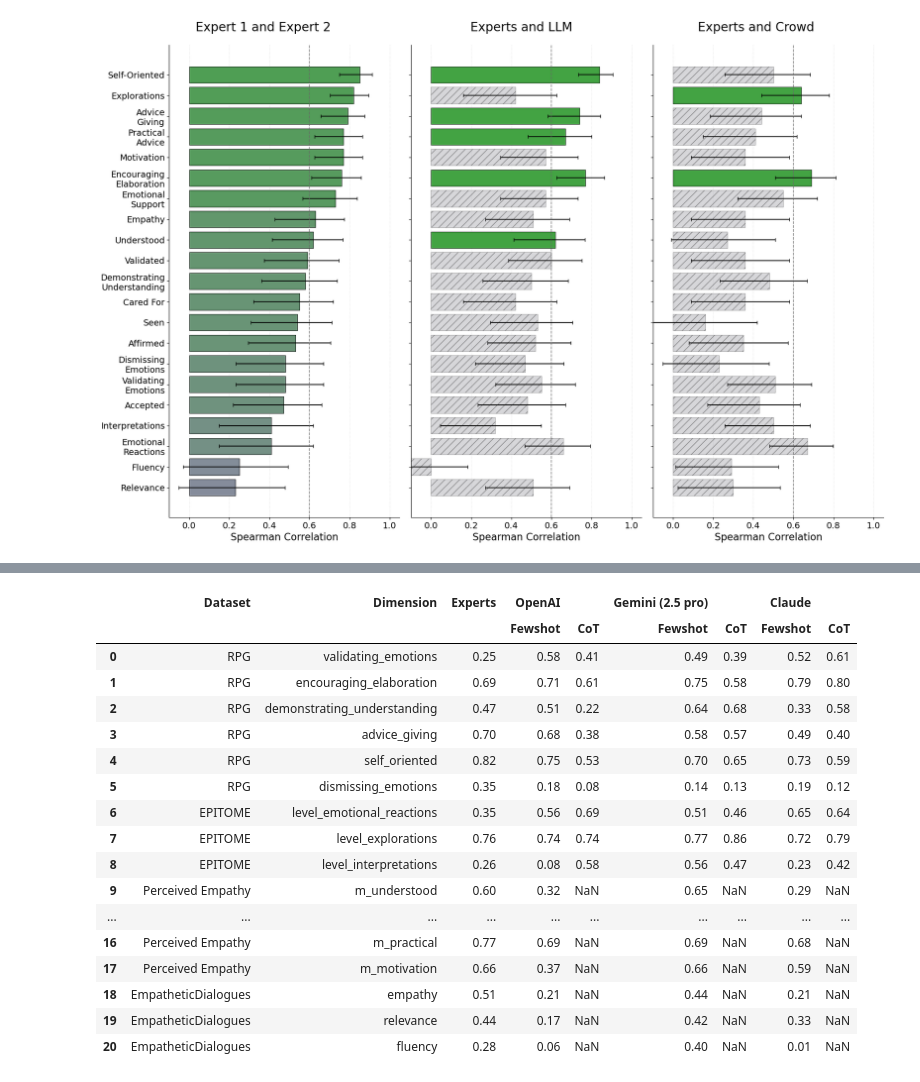
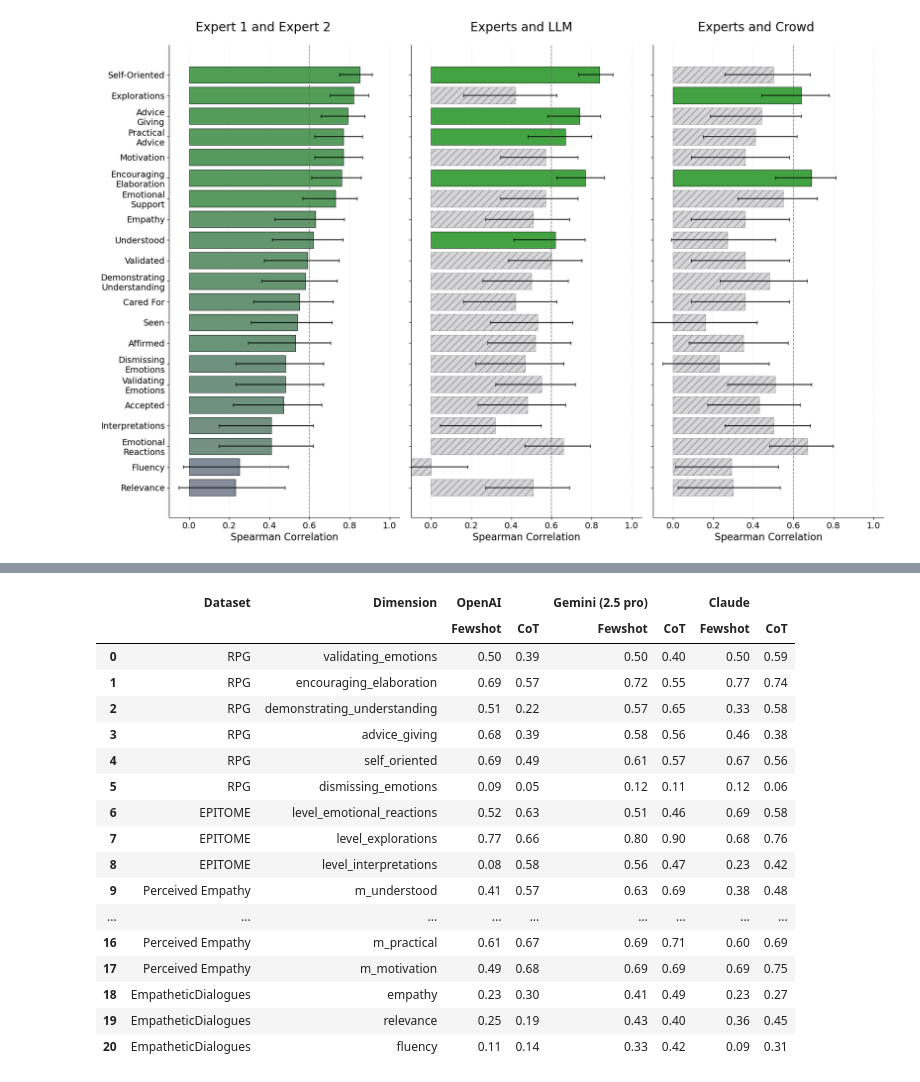
Before and after one commit to Fai-Poungpeth/evaluating-elements-of-empathic-communication, a Jupyter notebook: analysis.ipynb, the cells around one changed output, grey strips where cells are left out. Drawn from its saved outputs; the diff is of its cells as text; code cells hidden in the pictures.

Commit message:
set up code for Erina's annotations and updated with new Perceived Empathy and Empathetic Dialogues score

```diff
--- a/analysis.ipynb
+++ b/analysis.ipynb
@@ -86,6 +86,7 @@ rpg_mean.to_csv("data/rpg/sample_ratings_crowdsourced.csv", index=False)
 # List of base files containing ratings and annotations from different sources
 base_files = [
     "expert_ratings.csv",  # Ratings from the first expert
+    "expert2_ratings.csv",  # Ratings from the second expert
     "expert2_ratings.csv",  # Ratings from the second expert
     "llm_annotations/llm_bruce_wisdom_user_prompt.csv",  # Annotations from GPT4
     "llm_annotations/llm_bruce_wisdom_user_prompt_gemini.csv",  # Annotations from Gemini
@@ -1066,3 +1086,14 @@ Passing `palette` without assigning `hue` is deprecated and will be removed in v
 
   sns.barplot(ax=ax,
 [figure]
+# %%
+empathetic_dialogues_cot_claude = pd.read_csv('data/Robustness Check Data/llm_empatheticdialogues_cot_claude_0.csv')
+empathetic_dialogues_cot_claude = empathetic_dialogues_cot_claude.rename(columns={'conversation_id': 'conv_id'})
+#perceived_empathy_cot_claude = score_extraction(perceived_empathy_cot_claude, 'id', 'pe')
+
+# hit:12276_conv:24553
+
+pd.set_option("display.max_colwidth", None)
+empathetic_dialogues_cot_claude.loc[empathetic_dialogues_cot_claude['conv_id'] == 'hit:6759_conv:13519', 'relevance'] = 2
+empathetic_dialogues_cot_claude.loc[empathetic_dialogues_cot_claude['conv_id'] == 'hit:8311_conv:16622', 'relevance'] = 5
+empathetic_dialogues_cot_claude.loc[empathetic_dialogues_cot_claude['conv_id'] == 'hit:12276_conv:24553', 'relevance'] = 5
@@ -1383,7 +1520,7 @@ final_table
 columns = [
     ('Dataset', ''),
     ('Dimension', ''),
-    ('Experts', ''),
+    #('Experts', ''),
     ('OpenAI', 'Fewshot'),
     ('OpenAI', 'CoT'),
     ('Gemini (2.5 pro)', 'Fewshot'),
@@ -1400,7 +1537,7 @@ df = pd.DataFrame([
 
 df.columns = ['Dataset']
 df['Dimension'] = rpg_fewshot_corr['Dimension']
-df['Experts'] = rpg_fewshot_corr['Experts Weighted Cohen\'s Kappa']
+#df['Experts'] = rpg_fewshot_corr['Experts Weighted Cohen\'s Kappa']
 df[('OpenAI', 'Fewshot')] = rpg_fewshot_corr['GPT 4o Weighted Cohen\'s Kappa']
 df[('OpenAI', 'CoT')] = rpg_cot_corr['GPT 4o Weighted Cohen\'s Kappa']
 df[('Gemini (2.5 pro)', 'Fewshot')] = rpg_fewshot_corr['Gemini 2.5 Pro Weighted Cohen\'s Kappa']
@@ -1414,62 +1551,62 @@ df2 = pd.DataFrame([
 
 df2.columns = ['Dataset']
 df2['Dimension'] = epitome_corr['Dimension']
-df2['Experts'] = epitome_corr['Experts Weighted Cohen\'s Kappa']
+#df2['Experts'] = epitome_corr['Experts Weighted Cohen\'s Kappa']
 df2[('OpenAI', 'Fewshot')] = epitome_corr['GPT 4o Weighted Cohen\'s Kappa']
 df2[('OpenAI', 'CoT')] = epitome_cot_corr['GPT 4o Weighted Cohen\'s Kappa']
 df2[('Gemini (2.5 pro)', 'Fewshot')] = epitome_corr['Gemini 2.5 Pro Weighted Cohen\'s Kappa']
 df2[('Gemini (2.5 pro)', 'CoT')] = epitome_cot_corr['Gemini 2.5 Pro Weighted Cohen\'s Kappa']
 df2[('Claude', 'Fewshot')] = epitome_corr['Claude Weighted Cohen\'s Kappa']
 df2[('Claude', 'CoT')] = epitome_cot_corr['Claude Weighted Cohen\'s Kappa']
 
 df3 = pd.DataFrame([
     ['Perceived Empathy'] * len(perceived_empathy_corr)
 ], index=None).T
 
 df3.columns = ['Dataset']
 df3['Dimension'] = perceived_empathy_corr['Dimension']
-df3['Experts'] = perceived_empathy_corr['Experts Weighted Cohen\'s Kappa']
+#df3['Experts'] = perceived_empathy_corr['Experts Weighted Cohen\'s Kappa']
 df3[('OpenAI', 'Fewshot')] = perceived_empathy_corr['GPT 4o Weighted Cohen\'s Kappa']
-#df3[('OpenAI', 'CoT')] = epitome_cot_corr['GPT 4o Weighted Cohen\'s Kappa']
+df3[('OpenAI', 'CoT')] = perceived_empathy_cot_corr['GPT 4o Weighted Cohen\'s Kappa']
 df3[('Gemini (2.5 pro)', 'Fewshot')] = perceived_empathy_corr['Gemini 2.5 Pro Weighted Cohen\'s Kappa']
-#df3[('Gemini (2.5 pro)', 'CoT')] = epitome_cot_corr['Gemini 2.5 Pro Weighted Cohen\'s Kappa']
+df3[('Gemini (2.5 pro)', 'CoT')] = perceived_empathy_cot_corr['Gemini 2.5 Pro Weighted Cohen\'s Kappa']
 df3[('Claude', 'Fewshot')] = perceived_empathy_corr['Claude Weighted Cohen\'s Kappa']
-#df3[('Claude', 'CoT')] = epitome_cot_corr['Claude Weighted Cohen\'s Kappa']
+df3[('Claude', 'CoT')] = perceived_empathy_cot_corr['Claude Weighted Cohen\'s Kappa']
 
 df4 = pd.DataFrame([
     ['EmpatheticDialogues'] * len(empathetic_dialogues_corr)
 ], index=None).T
 
 df4.columns = ['Dataset']
 df4['Dimension'] = empathetic_dialogues_corr['Dimension']
-df4['Experts'] = empathetic_dialogues_corr['Experts Weighted Cohen\'s Kappa']
+#df4['Experts'] = empathetic_dialogues_corr['Experts Weighted Cohen\'s Kappa']
 df4[('OpenAI', 'Fewshot')] = empathetic_dialogues_corr['GPT 4o Weighted Cohen\'s Kappa']
-#df4[('OpenAI', 'CoT')] = epitome_cot_corr['GPT 4o Weighted Cohen\'s Kappa']
+df4[('OpenAI', 'CoT')] = empathetic_dialogues_cot_corr['GPT 4o Weighted Cohen\'s Kappa']
 df4[('Gemini (2.5 pro)', 'Fewshot')] = empathetic_dialogues_corr['Gemini 2.5 Pro Weighted Cohen\'s Kappa']
-#df4[('Gemini (2.5 pro)', 'CoT')] = epitome_cot_corr['Gemini 2.5 Pro Weighted Cohen\'s Kappa']
+df4[('Gemini (2.5 pro)', 'CoT')] = empathetic_dialogues_cot_corr['Gemini 2.5 Pro Weighted Cohen\'s Kappa']
 df4[('Claude', 'Fewshot')] = empathetic_dialogues_corr['Claude Weighted Cohen\'s Kappa']
-#df4[('Claude', 'CoT')] = epitome_cot_corr['Claude Weighted Cohen\'s Kappa']
+df4[('Claude', 'CoT')] = empathetic_dialogues_cot_corr['Claude Weighted Cohen\'s Kappa']
 
 combined = pd.concat([df, df2, df3, df4], ignore_index=True)
 combined.columns = multi_columns
 
 combined
 # %% [output]
-|  | Dataset | Dimension | Experts | OpenAI |  | Gemini (2.5 pro) |  | Claude |  |
-|  |  |  |  | Fewshot | CoT | Fewshot | CoT | Fewshot | CoT |
-| 0 | RPG | validating_emotions | 0.25 | 0.58 | 0.41 | 0.49 | 0.39 | 0.52 | 0.61 |
-| 1 | RPG | encouraging_elaboration | 0.69 | 0.71 | 0.61 | 0.75 | 0.58 | 0.79 | 0.80 |
-| 2 | RPG | demonstrating_understanding | 0.47 | 0.51 | 0.22 | 0.64 | 0.68 | 0.33 | 0.58 |
-| 3 | RPG | advice_giving | 0.70 | 0.68 | 0.38 | 0.58 | 0.57 | 0.49 | 0.40 |
-| 4 | RPG | self_oriented | 0.82 | 0.75 | 0.53 | 0.70 | 0.65 | 0.73 | 0.59 |
-| 5 | RPG | dismissing_emotions | 0.35 | 0.18 | 0.08 | 0.14 | 0.13 | 0.19 | 0.12 |
-| 6 | EPITOME | level_emotional_reactions | 0.35 | 0.56 | 0.69 | 0.51 | 0.46 | 0.65 | 0.64 |
-| 7 | EPITOME | level_explorations | 0.76 | 0.74 | 0.74 | 0.77 | 0.86 | 0.72 | 0.79 |
-| 8 | EPITOME | level_interpretations | 0.26 | 0.08 | 0.58 | 0.56 | 0.47 | 0.23 | 0.42 |
-| 9 | Perceived Empathy | m_understood | 0.60 | 0.32 | NaN | 0.65 | NaN | 0.29 | NaN |
-| ... | ... | ... | ... | ... | ... | ... | ... | ... | ... |
-| 16 | Perceived Empathy | m_practical | 0.77 | 0.69 | NaN | 0.69 | NaN | 0.68 | NaN |
-| 17 | Perceived Empathy | m_motivation | 0.66 | 0.37 | NaN | 0.66 | NaN | 0.59 | NaN |
-| 18 | EmpatheticDialogues | empathy | 0.51 | 0.21 | NaN | 0.44 | NaN | 0.21 | NaN |
-| 19 | EmpatheticDialogues | relevance | 0.44 | 0.17 | NaN | 0.42 | NaN | 0.33 | NaN |
-| 20 | EmpatheticDialogues | fluency | 0.28 | 0.06 | NaN | 0.40 | NaN | 0.01 | NaN |
+|  | Dataset | Dimension | OpenAI |  | Gemini (2.5 pro) |  | Claude |  |
+|  |  |  | Fewshot | CoT | Fewshot | CoT | Fewshot | CoT |
+| 0 | RPG | validating_emotions | 0.50 | 0.39 | 0.50 | 0.40 | 0.50 | 0.59 |
+| 1 | RPG | encouraging_elaboration | 0.69 | 0.57 | 0.72 | 0.55 | 0.77 | 0.74 |
+| 2 | RPG | demonstrating_understanding | 0.51 | 0.22 | 0.57 | 0.65 | 0.33 | 0.58 |
+| 3 | RPG | advice_giving | 0.68 | 0.39 | 0.58 | 0.56 | 0.46 | 0.38 |
+| 4 | RPG | self_oriented | 0.69 | 0.49 | 0.61 | 0.57 | 0.67 | 0.56 |
+| 5 | RPG | dismissing_emotions | 0.09 | 0.05 | 0.12 | 0.11 | 0.12 | 0.06 |
+| 6 | EPITOME | level_emotional_reactions | 0.52 | 0.63 | 0.51 | 0.46 | 0.69 | 0.58 |
+| 7 | EPITOME | level_explorations | 0.77 | 0.66 | 0.80 | 0.90 | 0.68 | 0.76 |
+| 8 | EPITOME | level_interpretations | 0.08 | 0.58 | 0.56 | 0.47 | 0.23 | 0.42 |
+| 9 | Perceived Empathy | m_understood | 0.41 | 0.57 | 0.63 | 0.69 | 0.38 | 0.48 |
+| ... | ... | ... | ... | ... | ... | ... | ... | ... |
+| 16 | Perceived Empathy | m_practical | 0.61 | 0.67 | 0.69 | 0.71 | 0.60 | 0.69 |
+| 17 | Perceived Empathy | m_motivation | 0.49 | 0.68 | 0.69 | 0.69 | 0.69 | 0.75 |
+| 18 | EmpatheticDialogues | empathy | 0.23 | 0.30 | 0.41 | 0.49 | 0.23 | 0.27 |
+| 19 | EmpatheticDialogues | relevance | 0.25 | 0.19 | 0.43 | 0.40 | 0.36 | 0.45 |
+| 20 | EmpatheticDialogues | fluency | 0.11 | 0.14 | 0.33 | 0.42 | 0.09 | 0.31 |
```
Also changed, not shown: parts of 4 cells of this notebook.
